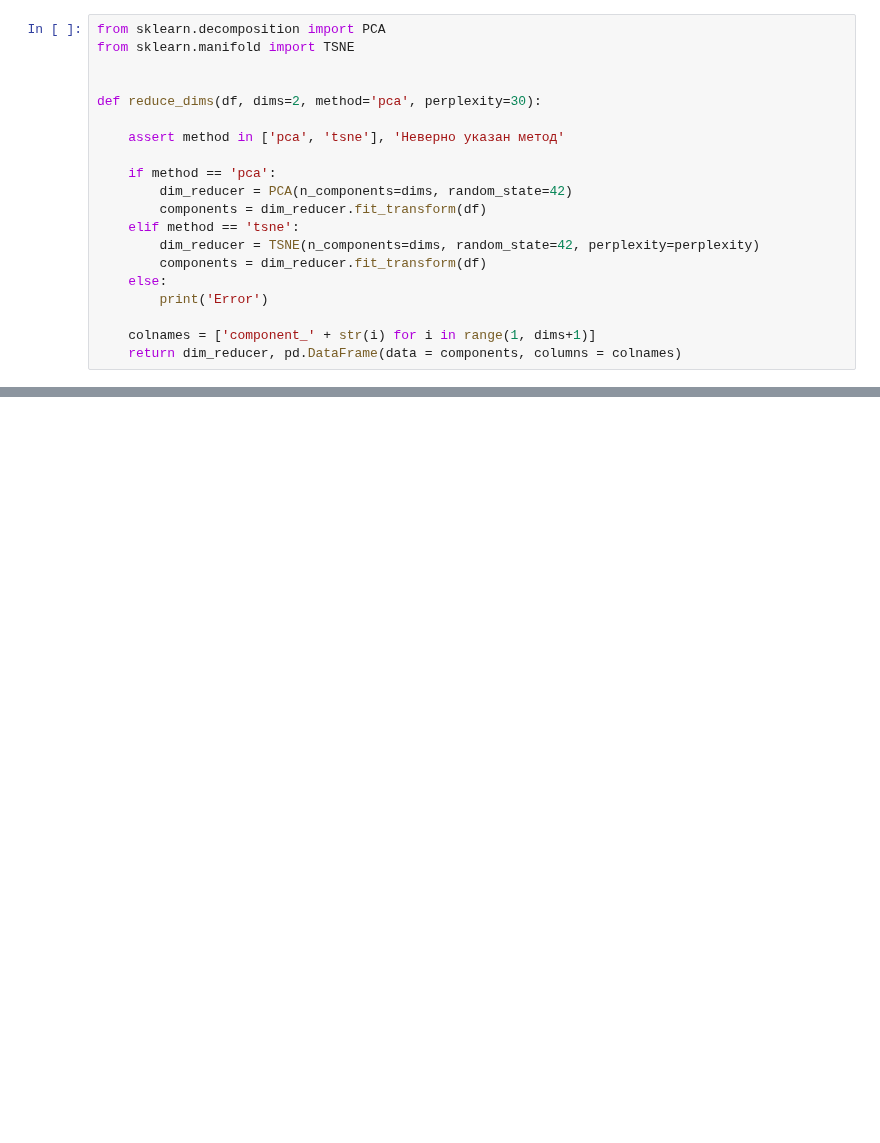
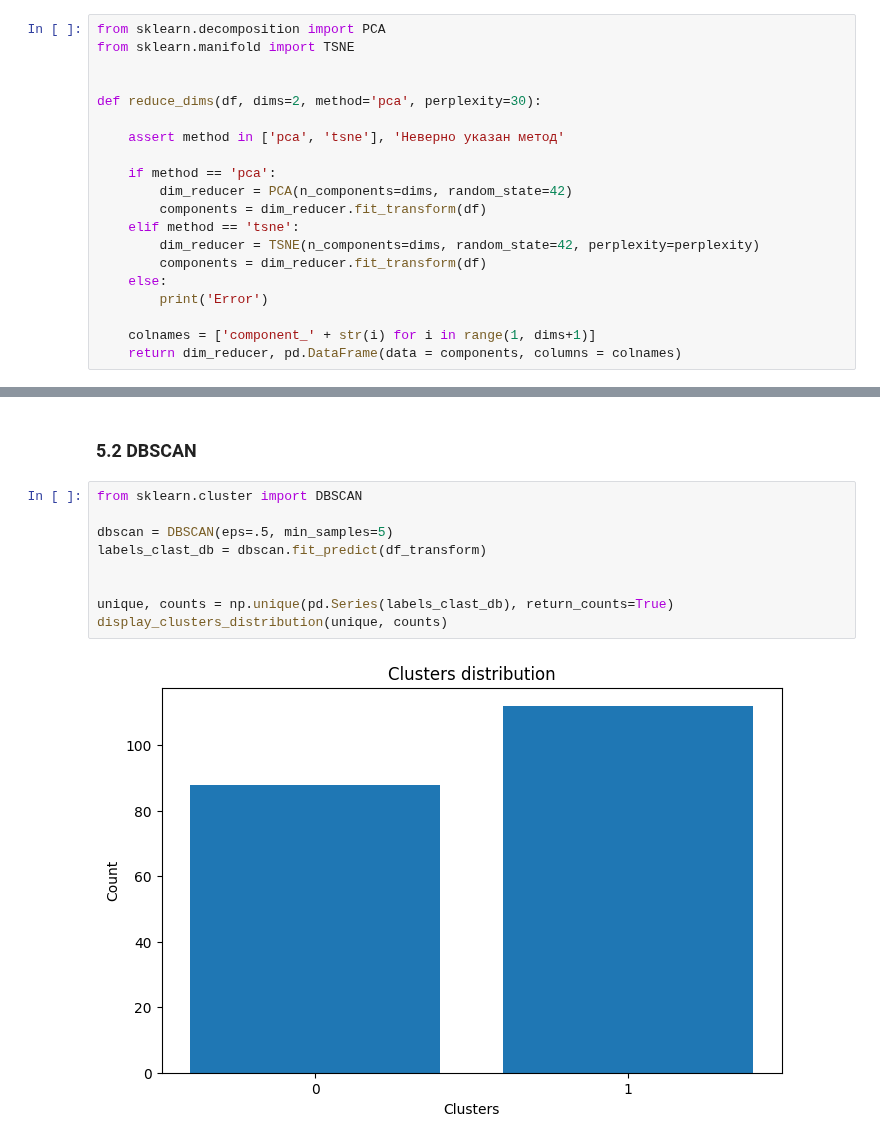
Before and after one commit to dnlygvtv/Python_for_Data_Science_HWs, a Jupyter notebook: HW/HW_13.ipynb, the cells around one changed output, grey strips where cells are left out. Drawn from its saved outputs; the diff is of its cells as text; blank space fills up the shorter version.

```diff
--- a/HW/HW_13.ipynb
+++ b/HW/HW_13.ipynb
@@ -408,0 +232,13 @@ F1-score (для теста, макроусреднённая) равна **0.79
+# %% [markdown]
+### 5.2 DBSCAN
+# %%
+from sklearn.cluster import DBSCAN
+
+dbscan = DBSCAN(eps=.5, min_samples=5)
+labels_clast_db = dbscan.fit_predict(df_transform)
+
+
+unique, counts = np.unique(pd.Series(labels_clast_db), return_counts=True)
+display_clusters_distribution(unique, counts)
+# %% [output]
+[figure, added]
```
Also changed, not shown: parts of 47 cells of this notebook.
